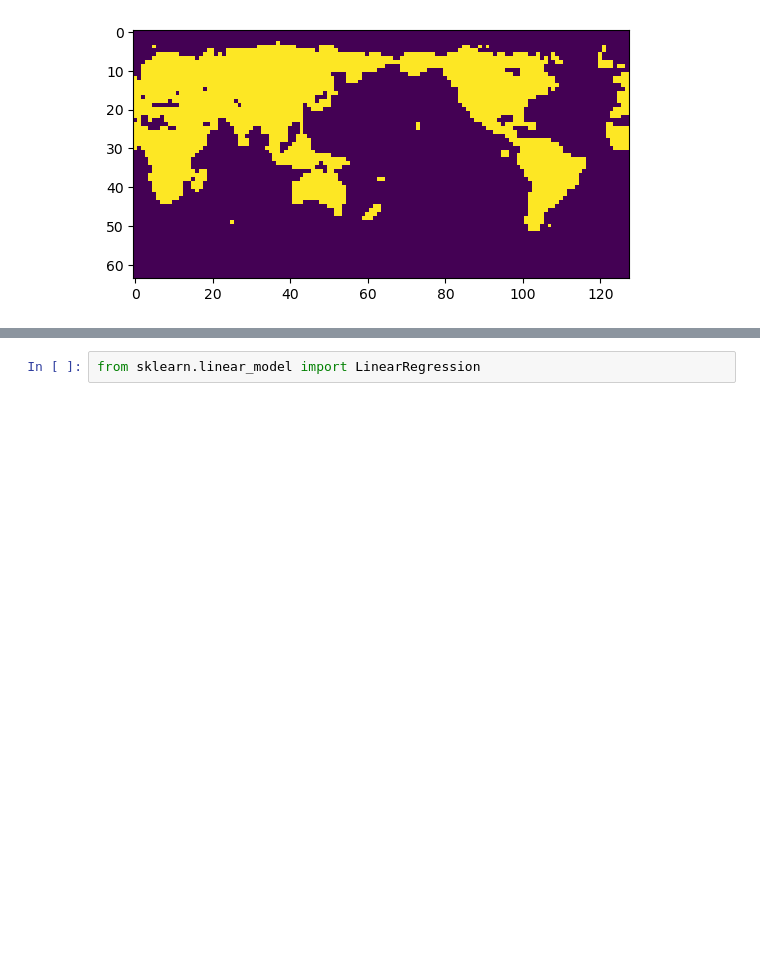
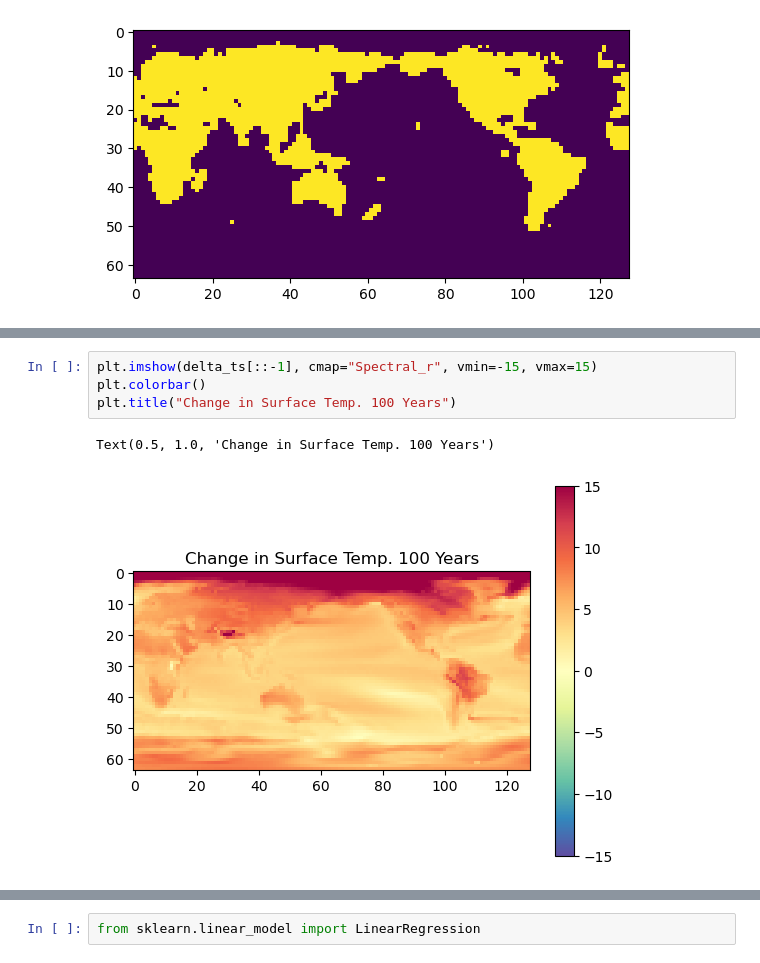
Before and after one commit to ffloof/CMIPscript, a Jupyter notebook: ModelViz.ipynb, the cells around one changed output, grey strips where cells are left out. Cells and saved outputs as stored; diff of their text form; blank space fills up the shorter version.

```diff
--- a/ModelViz.ipynb
+++ b/ModelViz.ipynb
@@ -42,0 +53,7 @@ Text(0.5, 1.0, '100 year change cVeg')
+# %%
+plt.imshow(delta_ts[::-1], cmap="Spectral_r", vmin=-15, vmax=15)
+plt.colorbar()
+plt.title("Change in Surface Temp. 100 Years")
+# %% [output]
+Text(0.5, 1.0, 'Change in Surface Temp. 100 Years')
+[figure, added]
```
Also changed, not shown: parts of 33 cells of this notebook.
